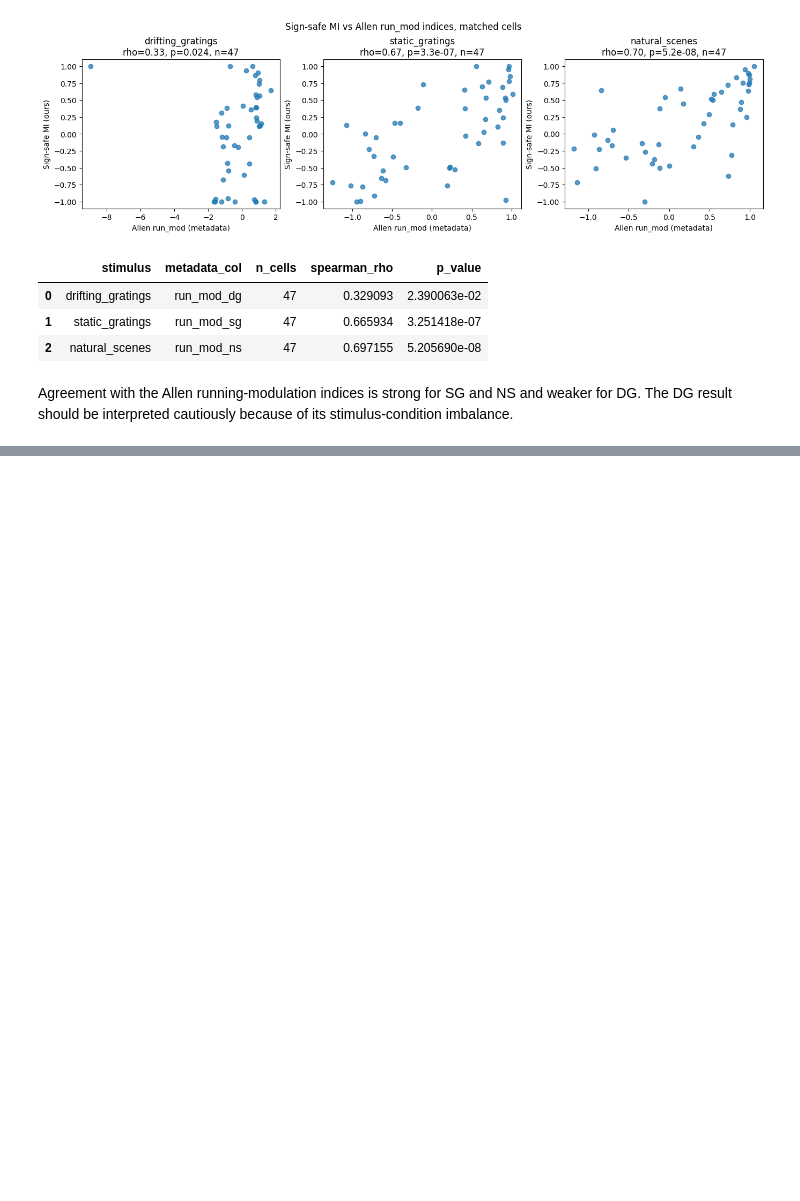
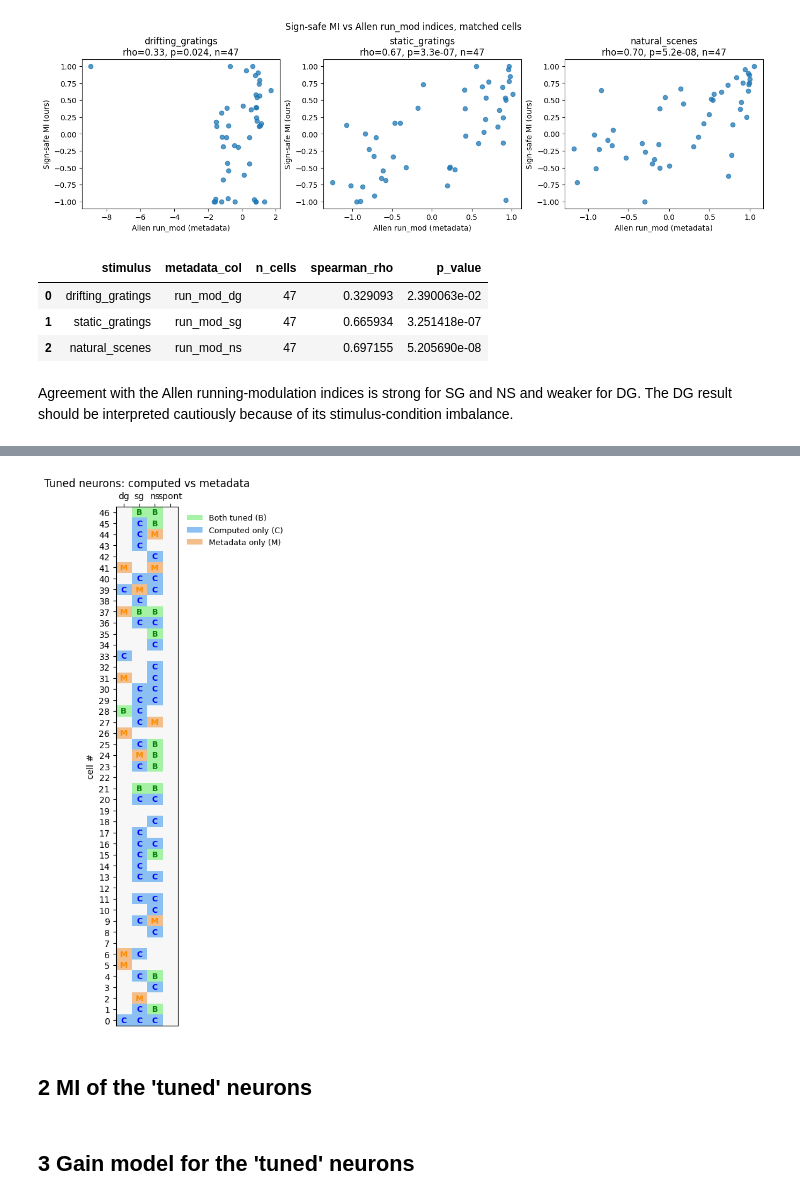
Before and after one commit to ZhidongZhang96/NDS-V1-RunningNaturalMod, a Jupyter notebook: visual_coding_B.ipynb, the cells around one changed output, grey strips where cells are left out. Drawn from its saved outputs; the diff is of its cells as text; code cells hidden in the pictures; blank space fills up the shorter version.

```diff
--- a/visual_coding_B.ipynb
+++ b/visual_coding_B.ipynb
@@ -464,0 +455,6 @@ analysis.
+# %%
+tuned_neurons = {short_stim:  np.where(modulation_results[stim].tuned_mask==True)[0] for (short_stim, stim) in zip(SHORT_STIM, STIMULI)}
+
+for stim in STIMULI:
+    print("========= ", stim, " ==========")
+    modulation_results[stim].print_tuned_cells()
@@ -464,0 +479,6 @@ analysis.
+# %%
+p_speed = metadata[[f'p_run_mod_{stim}' for stim in SHORT_STIM[:-1]]].values
+mask_speed_tuned = p_speed < 0.05
+np.sum(mask_speed_tuned, axis=0)
+speed_tuned= {stim: np.where(mask_speed_tuned[:, i].T==True)[0] for (i, stim) in enumerate(SHORT_STIM[:-1])}
+speed_tuned
@@ -464,0 +510,8 @@ analysis.
+# %%
+for stim in SHORT_STIM[:-1]:
+    print("======== ", stim, " =========")
+    cpmputed_neurons = tuned_neurons[stim]
+    metadata_neurons = speed_tuned[stim]
+    print(f"{len(cpmputed_neurons)} vs {len(metadata_neurons)}")
+    shared_neurons = np.intersect1d(cpmputed_neurons, metadata_neurons)
+    print(f"{len(shared_neurons)} ", shared_neurons)
@@ -464,0 +528,27 @@ analysis.
+# %%
+# ── Convert index arrays to boolean masks ──
+n_cells = len(data["matched_cell_ids"])
+
+tuned_masks = {
+    stim: np.isin(np.arange(n_cells), tuned_neurons[stim])
+    for stim in SHORT_STIM
+}
+
+speed_tuned_masks = {
+    stim: np.isin(np.arange(n_cells), speed_tuned[stim])
+    for stim in SHORT_STIM[:-1]  # spont has no metadata
+}
+
+# ── Plot grid: computed (t-test) vs metadata (p_run_mod) ──
+fig = plot_tuned_neurons_grid(
+    tuned_masks,
+    metadata_tuned=speed_tuned_masks,
+    figsize=(3.5, 9),
+)
+plt.show()
+# %% [output]
+[figure, added]
+# %% [markdown]
+## 2 MI of the 'tuned' neurons
+# %% [markdown]
+## 3 Gain model for the 'tuned' neurons
```
Also changed, not shown: parts of 34 cells of this notebook, 4 other files.
